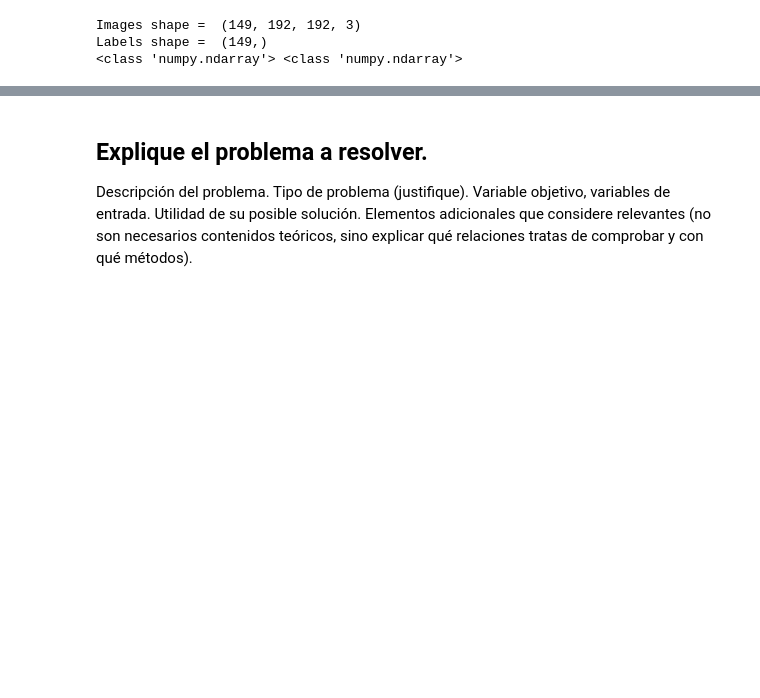
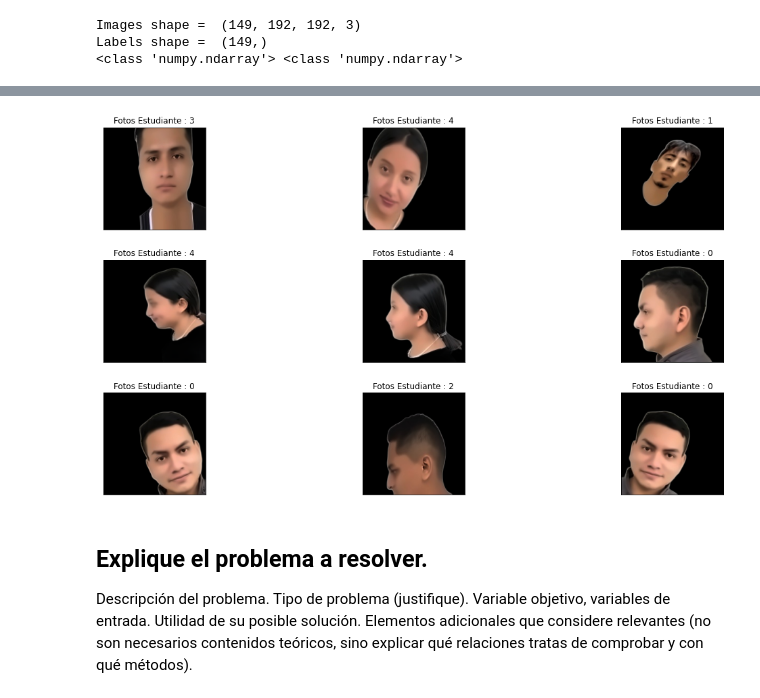
Before and after one commit to LuisOlalla/ProyectoU3_Lucio_Olalla, a Jupyter notebook: [NRC_6278]_LucioCarlos_OlallaLuis_Lab1.ipynb, the cells around one changed output, grey strips where cells are left out. Saved outputs shown, nothing was run; the diff lists cells and outputs as text; code cells hidden in the pictures; blank space fills up the shorter version.

```diff
--- a/[NRC_6278]_LucioCarlos_OlallaLuis_Lab1.ipynb
+++ b/[NRC_6278]_LucioCarlos_OlallaLuis_Lab1.ipynb
@@ -377,0 +467,4 @@ Labels shape =  (149,)
+# %%
+display_rand_images(train_ds, train_labels)
+# %% [output]
+[figure, added]
```
Also changed, not shown: parts of 8 cells of this notebook.
